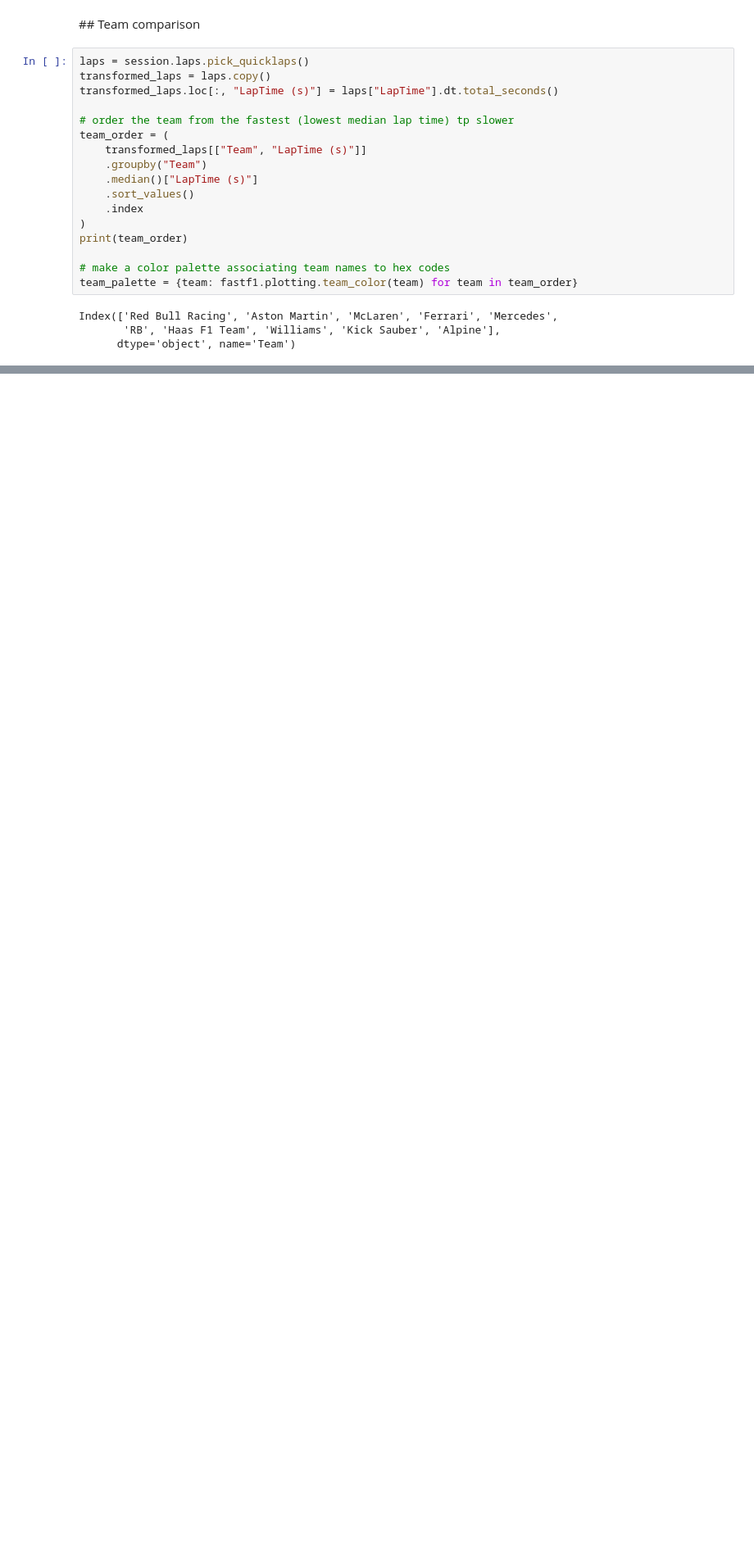
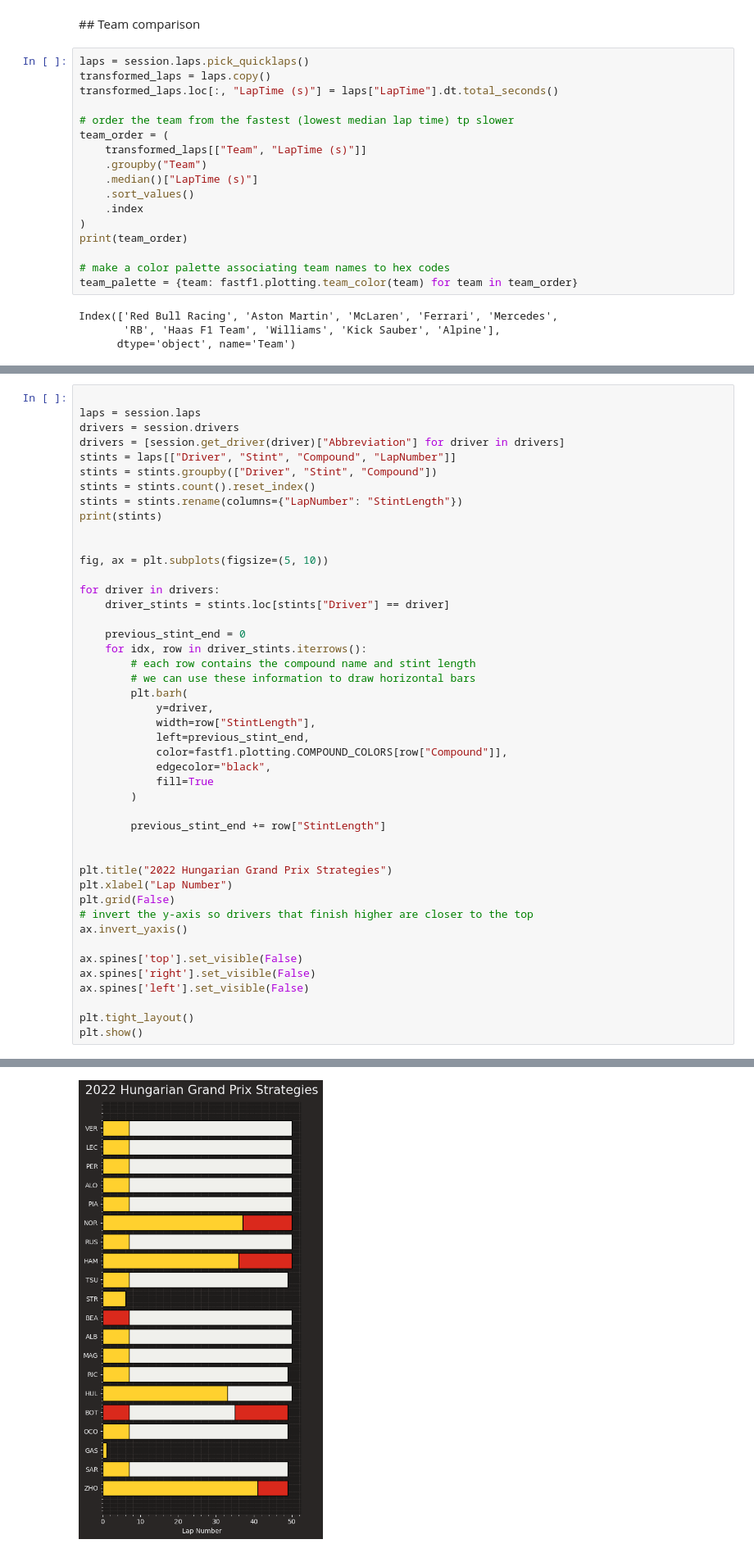
Before and after one commit to enrimr/f1-analysis-jupyter, a Jupyter notebook: plot_speed_traces.ipynb, the cells around one changed output, grey strips where cells are left out. Shown: that part at 82% size. Cells and saved outputs as stored; diff of their text form; blank space fills up the shorter version.

```diff
--- a/plot_speed_traces.ipynb
+++ b/plot_speed_traces.ipynb
@@ -588,0 +626,46 @@ plt.show()
+# %%
+
+laps = session.laps
+drivers = session.drivers
+drivers = [session.get_driver(driver)["Abbreviation"] for driver in drivers]
+stints = laps[["Driver", "Stint", "Compound", "LapNumber"]]
+stints = stints.groupby(["Driver", "Stint", "Compound"])
+stints = stints.count().reset_index()
+stints = stints.rename(columns={"LapNumber": "StintLength"})
+print(stints)
+
+
+fig, ax = plt.subplots(figsize=(5, 10))
+
+for driver in drivers:
+    driver_stints = stints.loc[stints["Driver"] == driver]
+
+    previous_stint_end = 0
+    for idx, row in driver_stints.iterrows():
+        # each row contains the compound name and stint length
+        # we can use these information to draw horizontal bars
+        plt.barh(
+            y=driver,
+            width=row["StintLength"],
+            left=previous_stint_end,
+            color=fastf1.plotting.COMPOUND_COLORS[row["Compound"]],
+            edgecolor="black",
+            fill=True
+        )
+
+        previous_stint_end += row["StintLength"]
+
+
+plt.title("2022 Hungarian Grand Prix Strategies")
+plt.xlabel("Lap Number")
+plt.grid(False)
+# invert the y-axis so drivers that finish higher are closer to the top
+ax.invert_yaxis()
+
+ax.spines['top'].set_visible(False)
+ax.spines['right'].set_visible(False)
+ax.spines['left'].set_visible(False)
+
+plt.tight_layout()
+plt.show()
+# %% [output]
@@ -588,0 +689 @@ plt.show()
+[figure, added]
```
Also changed, not shown: parts of 8 cells of this notebook, 22 other files.
